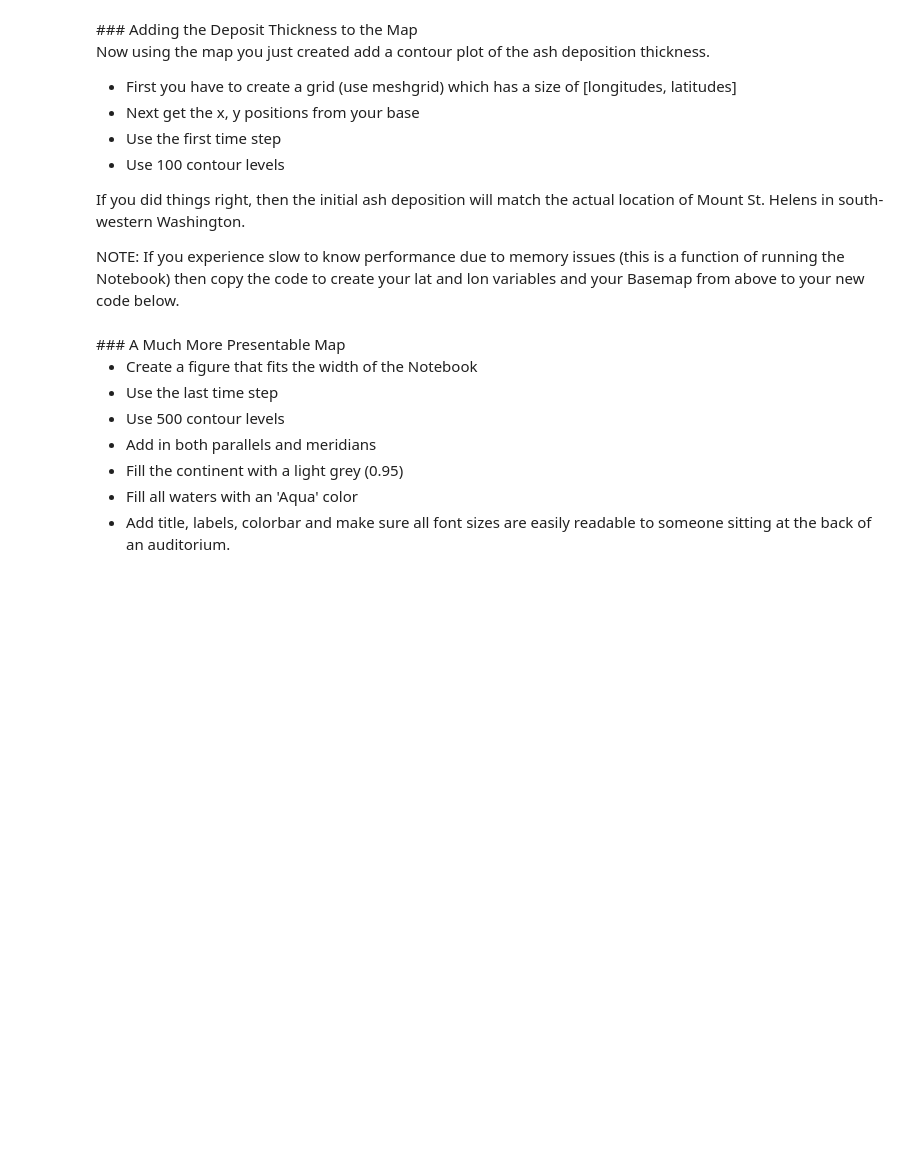
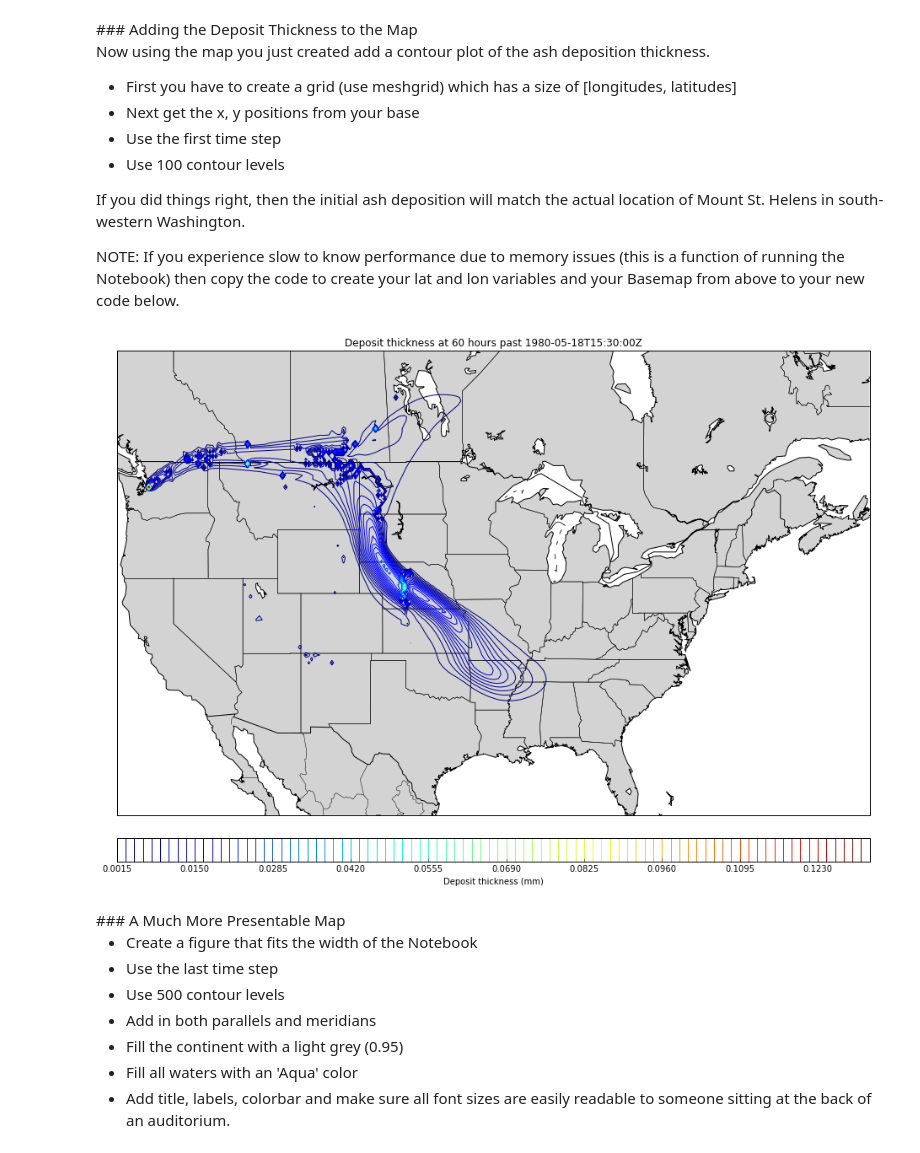
Before and after one commit to djzurawski/ClassMaterials, a Jupyter notebook: Week-03/Homework.ipynb, the cells around one changed output. Saved outputs shown, nothing was run; the diff lists cells and outputs as text; code cells hidden in the pictures; blank space fills up the shorter version.

```diff
--- a/Week-03/Homework.ipynb
+++ b/Week-03/Homework.ipynb
@@ -165,6 +145,32 @@ Now using the map you just created add a contour plot of the ash deposition thic
 If you did things right, then the initial ash deposition will match the actual location of Mount St. Helens in south-western Washington.
 
 NOTE: If you experience slow to know performance due to memory issues (this is a function of running the Notebook) then copy the code to create your lat and lon variables and your Basemap from above to your new code below.
+# %%
+fig=plt.figure(figsize=(16,16))
+
+# Create the map
+m = Basemap(llcrnrlon=min(lon),llcrnrlat=min(lat),\
+            urcrnrlon=max(lon),urcrnrlat=max(lat),\
+            projection='merc',resolution='l')
+
+m.drawcoastlines(linewidth=1)
+m.fillcontinents(color='lightgray')
+m.drawcountries(linewidth=1)
+m.drawstates()
+
+ny = 120; nx = 260
+lons, lats = m.makegrid(nx, ny) # get lat/lons of ny by nx evenly space grid.
+x, y = m(lons, lats) # compute map proj coordinates.
+# draw filled contours.
+
+cs = m.contour(x,y,thickness[20][:][:],100)
+
+cbar = m.colorbar(cs,location='bottom',pad="5%")
+cbar.set_label("Deposit thickness (mm)")
+plt.title("Deposit thickness at %d hours past 1980-05-18T15:30:00Z" % time[20])
+plt.show()
+# %% [output]
+[figure, added]
 # %% [markdown]
 <a id="PresentableMap">
 ### A Much More Presentable Map</a>
```
Also changed, not shown: parts of 7 cells of this notebook.
